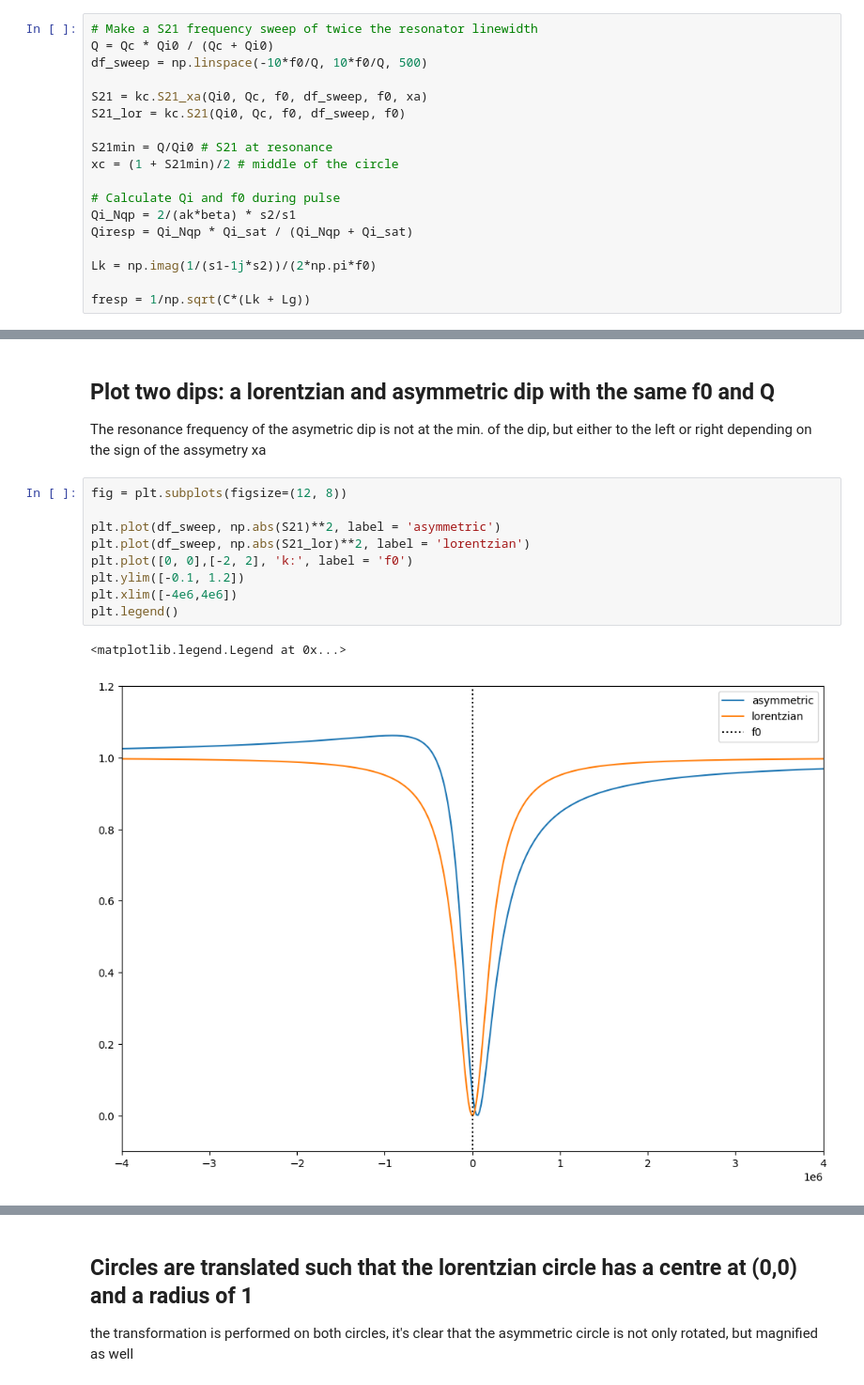
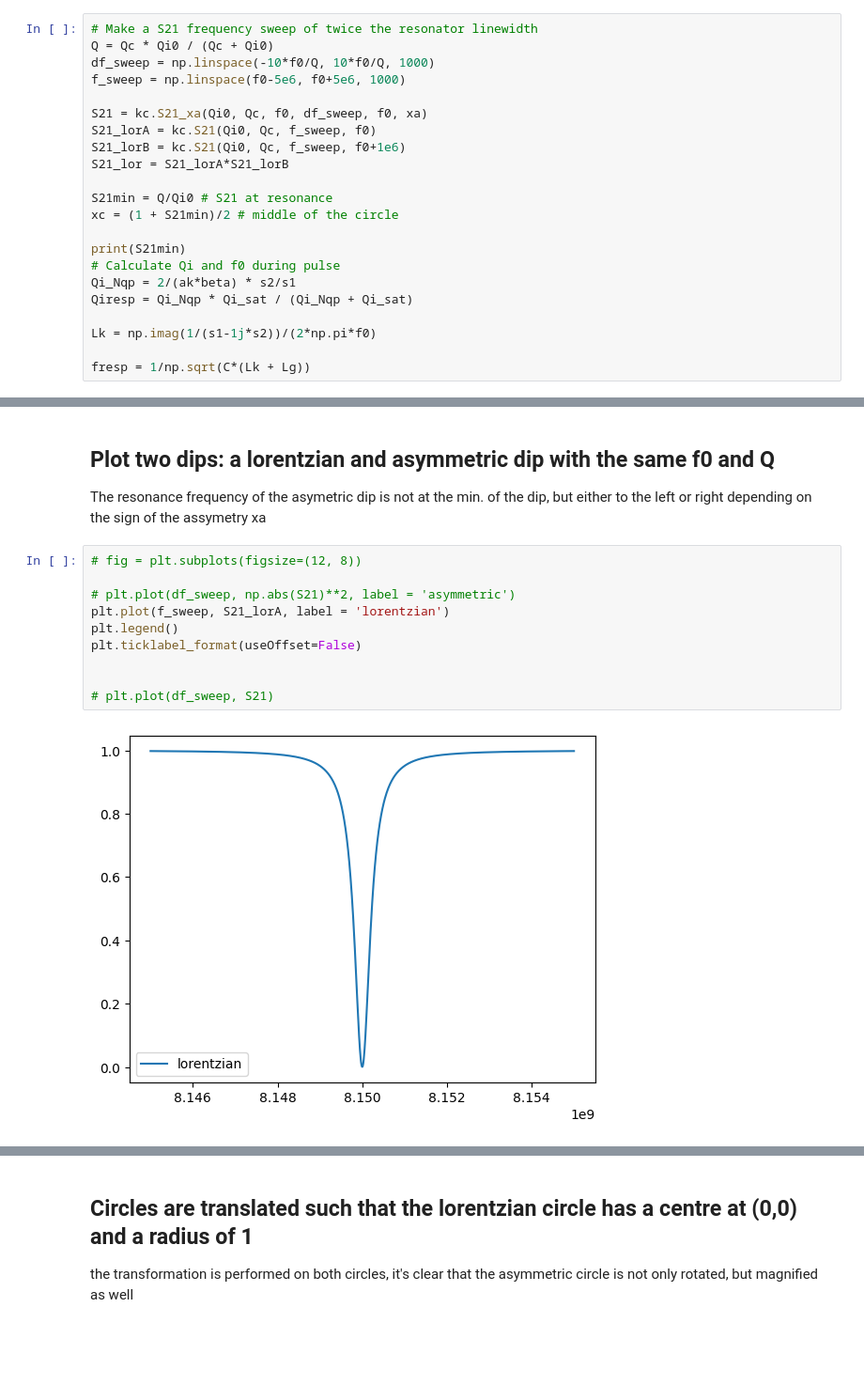
Before and after one commit to HesselSchulte/Python_KID_model, a Jupyter notebook: KID_response_model_and_coordinate_transformations.ipynb, the cells around one changed output, grey strips where cells are left out. Shown: that part at 94% size. Cells and saved outputs as stored; diff of their text form; blank space fills up the shorter version.

```diff
--- a/KID_response_model_and_coordinate_transformations.ipynb
+++ b/KID_response_model_and_coordinate_transformations.ipynb
@@ -84,14 +84,18 @@ exE = (6.528e-16*2*np.pi)*(3e8/(exlambda*1e-9))
 # %%
 # Make a S21 frequency sweep of twice the resonator linewidth
 Q = Qc * Qi0 / (Qc + Qi0)
-df_sweep = np.linspace(-10*f0/Q, 10*f0/Q, 500)
+df_sweep = np.linspace(-10*f0/Q, 10*f0/Q, 1000)
+f_sweep = np.linspace(f0-5e6, f0+5e6, 1000)
 
 S21 = kc.S21_xa(Qi0, Qc, f0, df_sweep, f0, xa)
-S21_lor = kc.S21(Qi0, Qc, f0, df_sweep, f0)
+S21_lorA = kc.S21(Qi0, Qc, f_sweep, f0)
+S21_lorB = kc.S21(Qi0, Qc, f_sweep, f0+1e6)
+S21_lor = S21_lorA*S21_lorB
 
 S21min = Q/Qi0 # S21 at resonance
 xc = (1 + S21min)/2 # middle of the circle
 
+print(S21min)
 # Calculate Qi and f0 during pulse
 Qi_Nqp = 2/(ak*beta) * s2/s1
 Qiresp = Qi_Nqp * Qi_sat / (Qi_Nqp + Qi_sat)
@@ -105,17 +111,17 @@ fresp = 1/np.sqrt(C*(Lk + Lg))
 ## Plot two dips: a lorentzian and asymmetric dip with the same f0 and Q
 The resonance frequency of the asymetric dip is not at the min. of the dip, but either to the left or right depending on the sign of the assymetry xa
 # %%
-fig = plt.subplots(figsize=(12, 8))
+# fig = plt.subplots(figsize=(12, 8))
 
-plt.plot(df_sweep, np.abs(S21)**2, label = 'asymmetric')
-plt.plot(df_sweep, np.abs(S21_lor)**2, label = 'lorentzian')
-plt.plot([0, 0],[-2, 2], 'k:', label = 'f0')
-plt.ylim([-0.1, 1.2])
-plt.xlim([-4e6,4e6])
+# plt.plot(df_sweep, np.abs(S21)**2, label = 'asymmetric')
+plt.plot(f_sweep, S21_lorA, label = 'lorentzian')
 plt.legend()
+plt.ticklabel_format(useOffset=False)
+
+
+# plt.plot(df_sweep, S21)
 # %% [output]
-<matplotlib.legend.Legend at 0x...>
-[figure, old version]
+[figure, new version]
 # %%
 # calculate response for both sets of S21 based on a changing Qi and f0 -> change in complex cond.
 S21resp = kc.S21_xa(Qiresp, Qc, f0, 0, fresp, xa)
```
Also changed, not shown: parts of 7 cells of this notebook, 1 other file.
